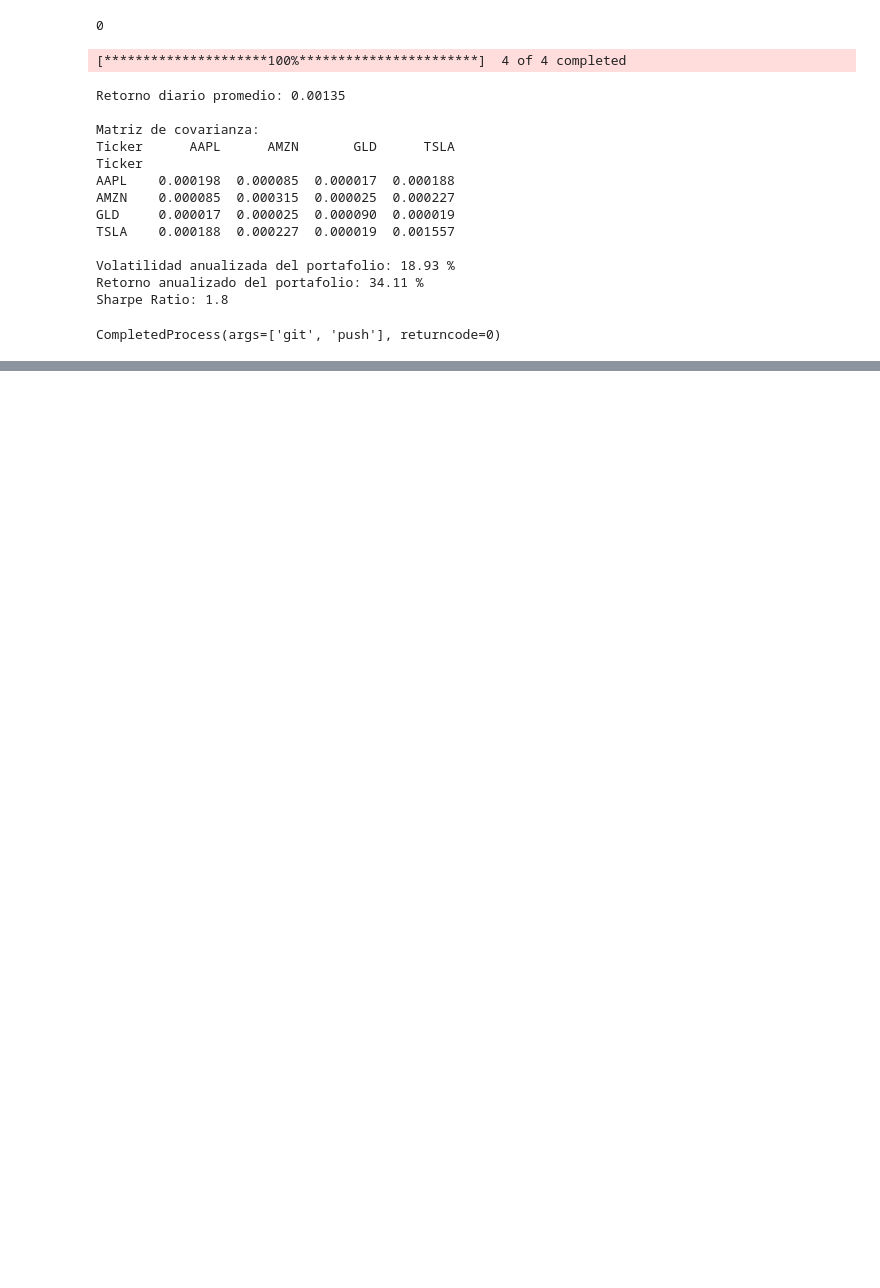
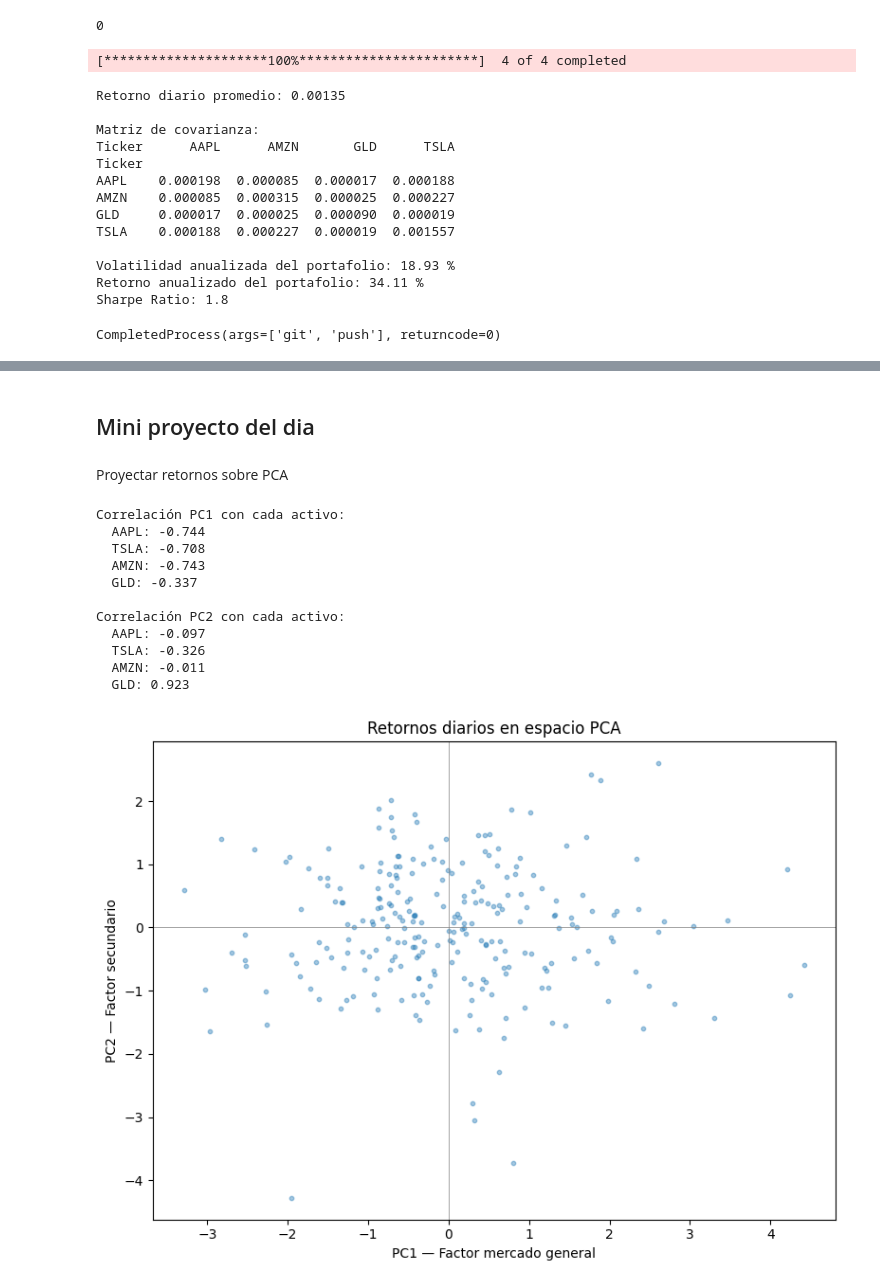
Before and after one commit to Petrack28/RoadMap2BecomeAQuant, a Jupyter notebook: 01-factor-analysis/Semana1.ipynb, the cells around one changed output, grey strips where cells are left out. Saved outputs shown, nothing was run; the diff lists cells and outputs as text; code cells hidden in the pictures; blank space fills up the shorter version.

```diff
--- a/01-factor-analysis/Semana1.ipynb
+++ b/01-factor-analysis/Semana1.ipynb
@@ -65,0 +155,55 @@ CompletedProcess(args=['git', 'push'], returncode=0)
+# %% [markdown]
+## Mini proyecto del dia
+# %% [markdown]
+Proyectar retornos sobre PCA
+# %%
+# Proyectar retornos sobre componentes principales
+# (transformar datos al espacio PCA)
+from sklearn.preprocessing import StandardScaler
+
+# Estandarizar retornos
+scaler = StandardScaler()
+returns_scaled = scaler.fit_transform(returns)
+
+# Proyectar sobre los 2 primeros PCs
+pc_scores = returns_scaled @ eigenvectors_c[:, :2]
+pc_scores = pd.DataFrame(pc_scores,
+                          columns=["PC1_mercado", "PC2_tech_vs_oro"],
+                          index=returns.index)
+
+# Correlación de cada PC con los activos originales
+print("Correlación PC1 con cada activo:")
+for ticker in tickers:
+    corr = pc_scores["PC1_mercado"].corr(returns[ticker])
+    print(f"  {ticker}: {corr:.3f}")
+
+print("\nCorrelación PC2 con cada activo:")
+for ticker in tickers:
+    corr = pc_scores["PC2_tech_vs_oro"].corr(returns[ticker])
+    print(f"  {ticker}: {corr:.3f}")
+
+# Gráfica de los retornos proyectados en el espacio PC1-PC2
+plt.figure(figsize=(8,6))
+plt.scatter(pc_scores["PC1_mercado"],
+            pc_scores["PC2_tech_vs_oro"],
+            alpha=0.4, s=10)
+plt.axhline(0, color='gray', linewidth=0.5)
+plt.axvline(0, color='gray', linewidth=0.5)
+plt.xlabel("PC1 — Factor mercado general")
+plt.ylabel("PC2 — Factor secundario")
+plt.title("Retornos diarios en espacio PCA")
+plt.tight_layout()
+plt.show()
+# %% [output]
+Correlación PC1 con cada activo:
+  AAPL: -0.744
+  TSLA: -0.708
+  AMZN: -0.743
+  GLD: -0.337
+
+Correlación PC2 con cada activo:
+  AAPL: -0.097
+  TSLA: -0.326
+  AMZN: -0.011
+  GLD: 0.923
+[figure, added]
```
Also changed, not shown: parts of 4 cells of this notebook.
